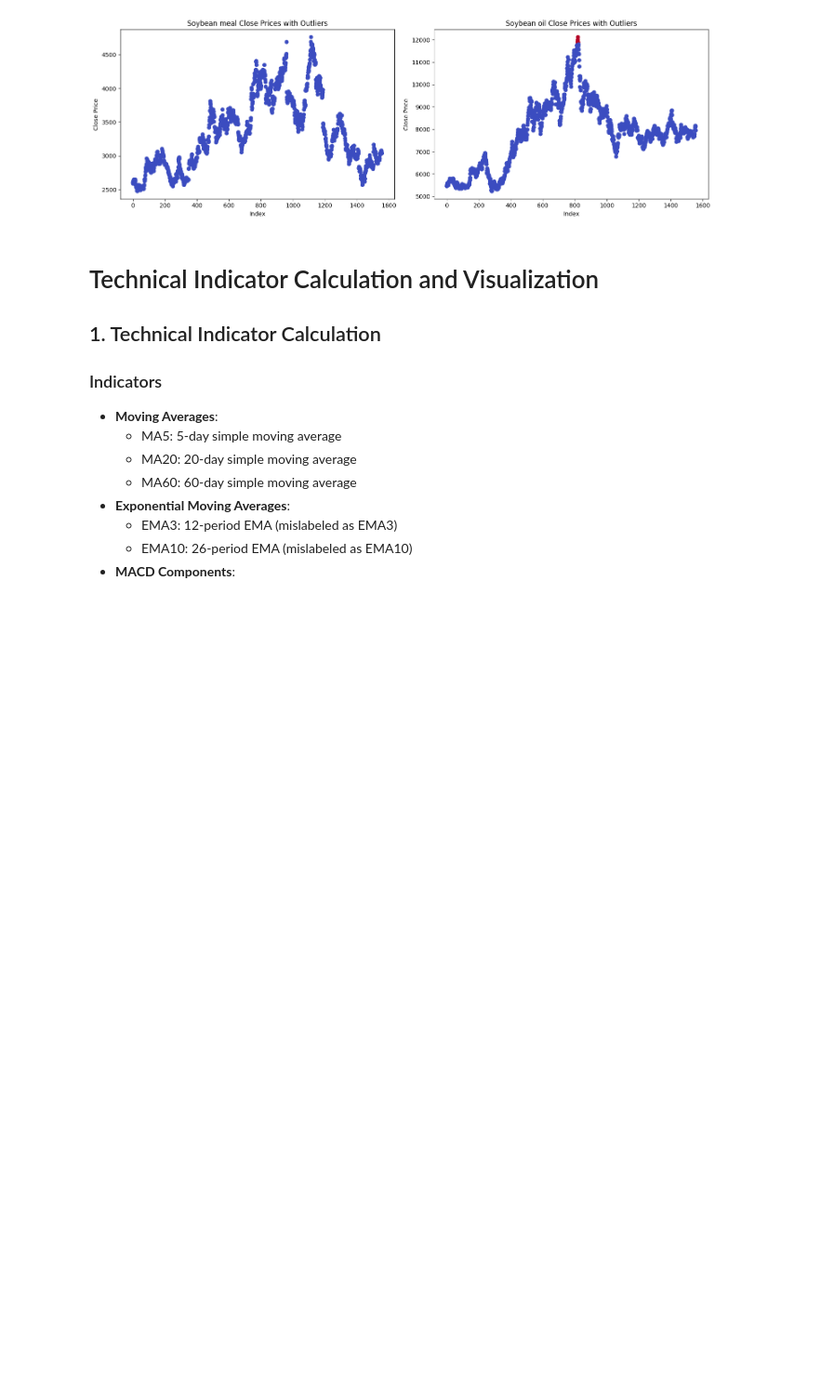
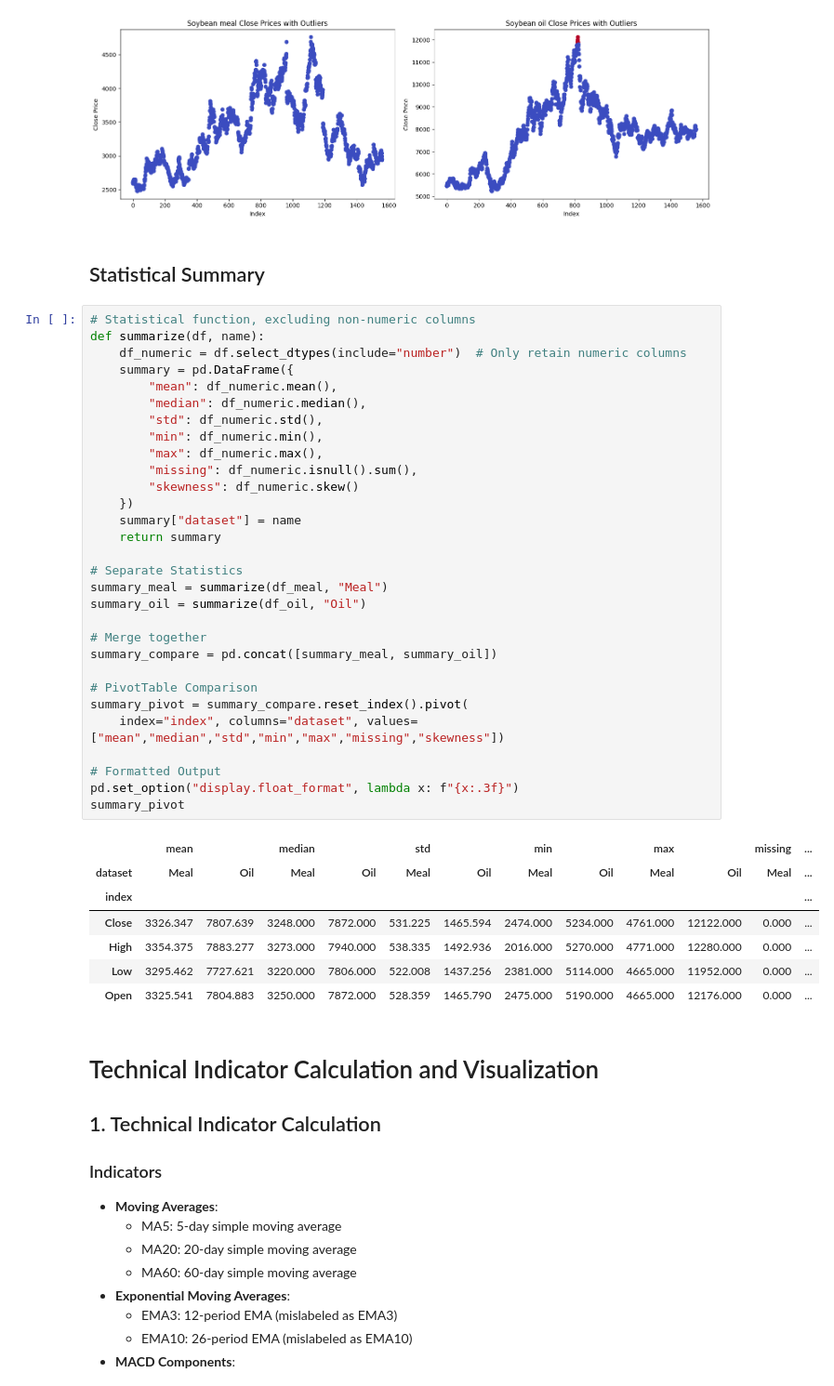
Before and after one commit to Aislay-Yang18565/bootcamp_Ziyi_Yang, a Jupyter notebook: project/Soybean_meal_MACD_golden_cross_and_death_cross_trading_strategy.ipynb, the cells around one changed output. Shown at 93% size. Saved outputs shown, nothing was run; the diff lists cells and outputs as text; blank space fills up the shorter version.

```diff
--- a/project/Soybean_meal_MACD_golden_cross_and_death_cross_trading_strategy.ipynb
+++ b/project/Soybean_meal_MACD_golden_cross_and_death_cross_trading_strategy.ipynb
@@ -357,6 +475,46 @@ plt.tight_layout()
 plt.show()
 # %% [output]
 [figure]
+# %% [markdown]
+## Statistical Summary
+# %%
+# Statistical function, excluding non-numeric columns
+def summarize(df, name):
+    df_numeric = df.select_dtypes(include="number")  # Only retain numeric columns
+    summary = pd.DataFrame({
+        "mean": df_numeric.mean(),
+        "median": df_numeric.median(),
+        "std": df_numeric.std(),
+        "min": df_numeric.min(),
+        "max": df_numeric.max(),
+        "missing": df_numeric.isnull().sum(),
+        "skewness": df_numeric.skew()
+    })
+    summary["dataset"] = name
+    return summary
+
+# Separate Statistics
+summary_meal = summarize(df_meal, "Meal")
+summary_oil = summarize(df_oil, "Oil")
+
+# Merge together
+summary_compare = pd.concat([summary_meal, summary_oil])
+
+# PivotTable Comparison
+summary_pivot = summary_compare.reset_index().pivot(
+    index="index", columns="dataset", values=["mean","median","std","min","max","missing","skewness"])
+
+# Formatted Output
+pd.set_option("display.float_format", lambda x: f"{x:.3f}")
+summary_pivot
+# %% [output]
+|  | mean |  | median |  | std |  | min |  | max |  | missing | ... |
+| dataset | Meal | Oil | Meal | Oil | Meal | Oil | Meal | Oil | Meal | Oil | Meal | ... |
+| index |  |  |  |  |  |  |  |  |  |  |  | ... |
+| Close | 3326.347 | 7807.639 | 3248.000 | 7872.000 | 531.225 | 1465.594 | 2474.000 | 5234.000 | 4761.000 | 12122.000 | 0.000 | ... |
+| High | 3354.375 | 7883.277 | 3273.000 | 7940.000 | 538.335 | 1492.936 | 2016.000 | 5270.000 | 4771.000 | 12280.000 | 0.000 | ... |
+| Low | 3295.462 | 7727.621 | 3220.000 | 7806.000 | 522.008 | 1437.256 | 2381.000 | 5114.000 | 4665.000 | 11952.000 | 0.000 | ... |
+| Open | 3325.541 | 7804.883 | 3250.000 | 7872.000 | 528.359 | 1465.790 | 2475.000 | 5190.000 | 4665.000 | 12176.000 | 0.000 | ... |
 # %% [markdown]
 # Technical Indicator Calculation and Visualization
 ## 1. Technical Indicator Calculation
```
Also changed, not shown: parts of 26 cells of this notebook, 24 other files.
